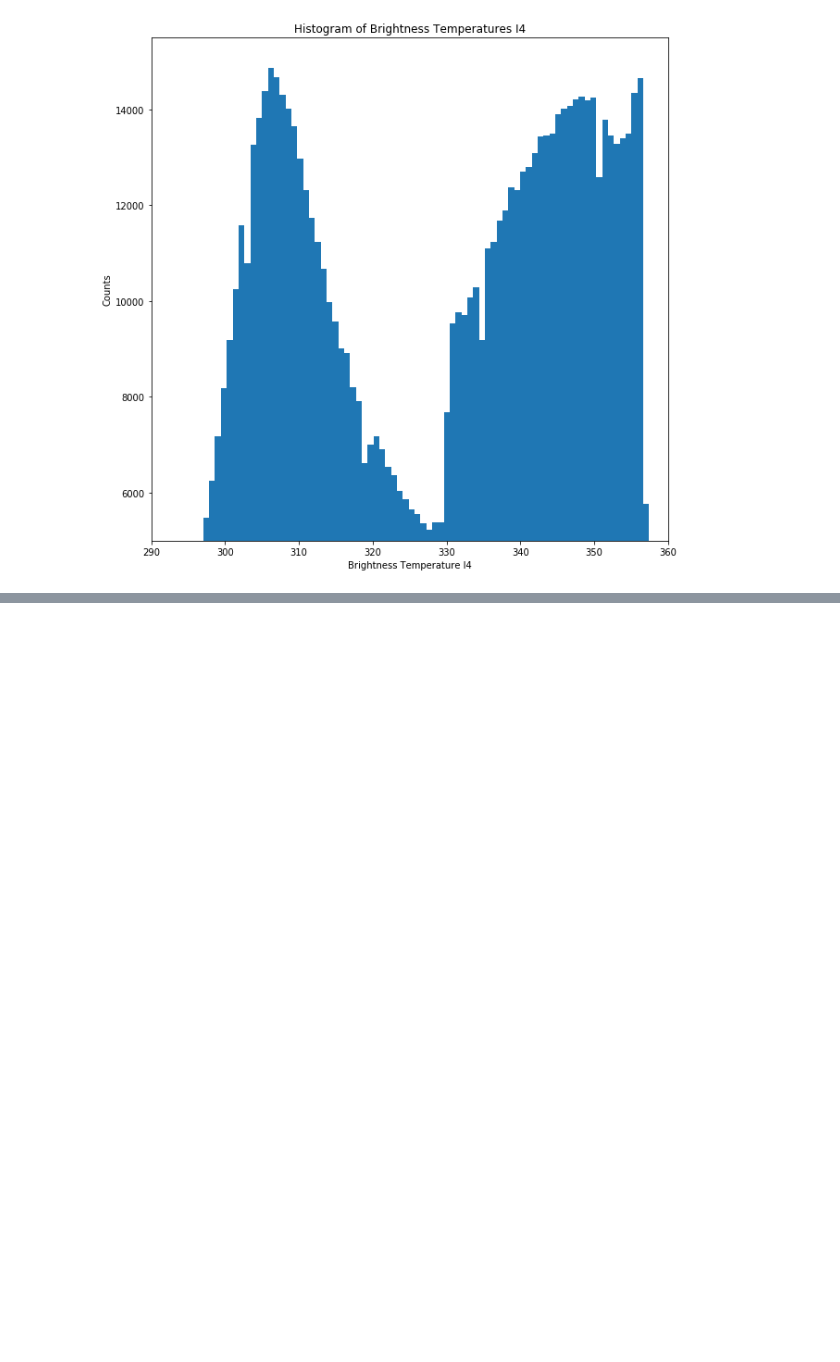
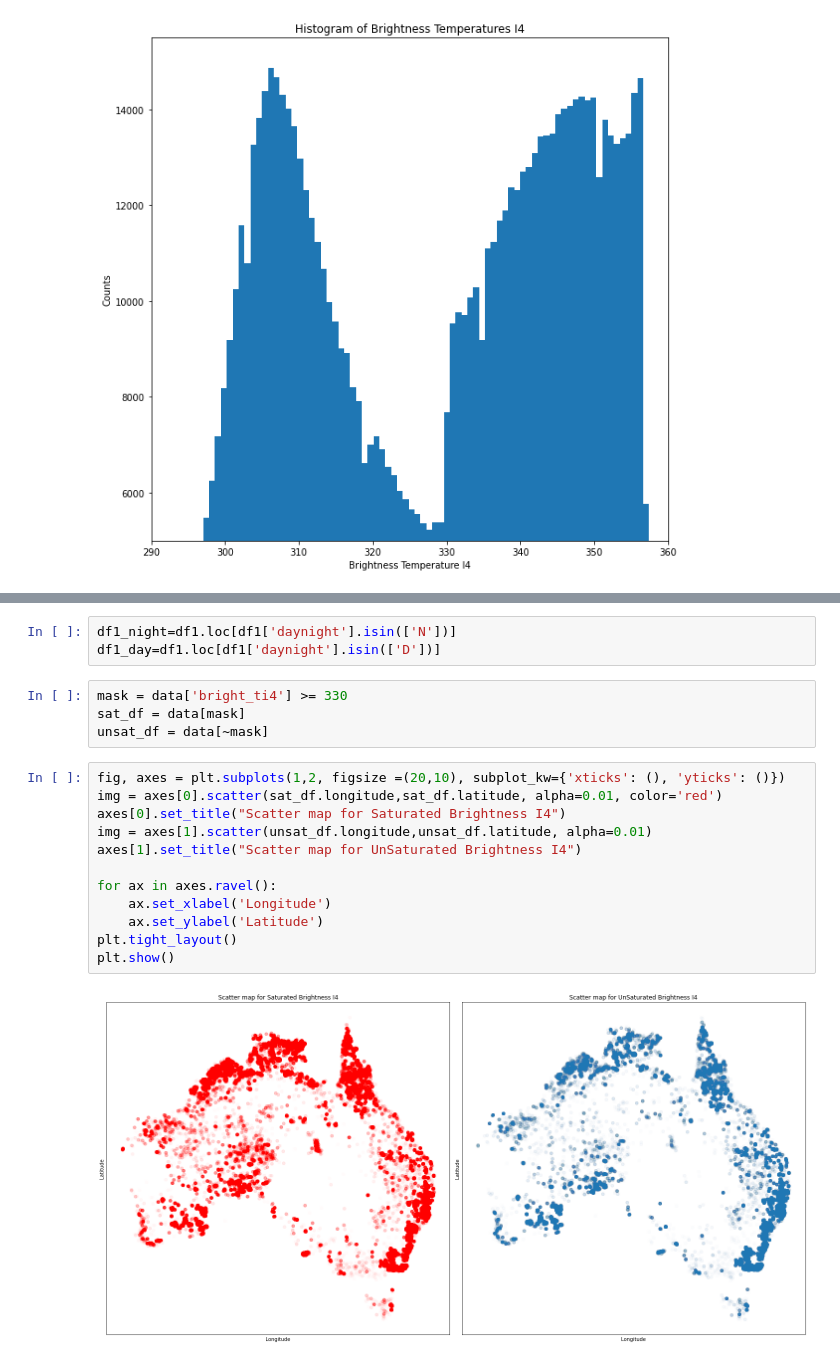
Before and after one commit to shahzadahsan97/Australia_wildfire, a Jupyter notebook: wildfire.ipynb, the cells around one changed output, grey strips where cells are left out. Drawn from its saved outputs; the diff is of its cells as text; blank space fills up the shorter version.

Commit message:
make scatter graoh saturated and un-saturated

```diff
--- a/wildfire.ipynb
+++ b/wildfire.ipynb
@@ -64,0 +76,21 @@ Text(0, 0.5, 'Counts')
+# %%
+df1_night=df1.loc[df1['daynight'].isin(['N'])]
+df1_day=df1.loc[df1['daynight'].isin(['D'])]
+# %%
+mask = data['bright_ti4'] >= 330
+sat_df = data[mask]
+unsat_df = data[~mask]
+# %%
+fig, axes = plt.subplots(1,2, figsize =(20,10), subplot_kw={'xticks': (), 'yticks': ()})
+img = axes[0].scatter(sat_df.longitude,sat_df.latitude, alpha=0.01, color='red')
+axes[0].set_title("Scatter map for Saturated Brightness I4")
+img = axes[1].scatter(unsat_df.longitude,unsat_df.latitude, alpha=0.01)
+axes[1].set_title("Scatter map for UnSaturated Brightness I4")
+
+for ax in axes.ravel():
+    ax.set_xlabel('Longitude')
+    ax.set_ylabel('Latitude')
+plt.tight_layout()
+plt.show()
+# %% [output]
+[figure, added]
```
Also changed, not shown: parts of 4 cells of this notebook.
